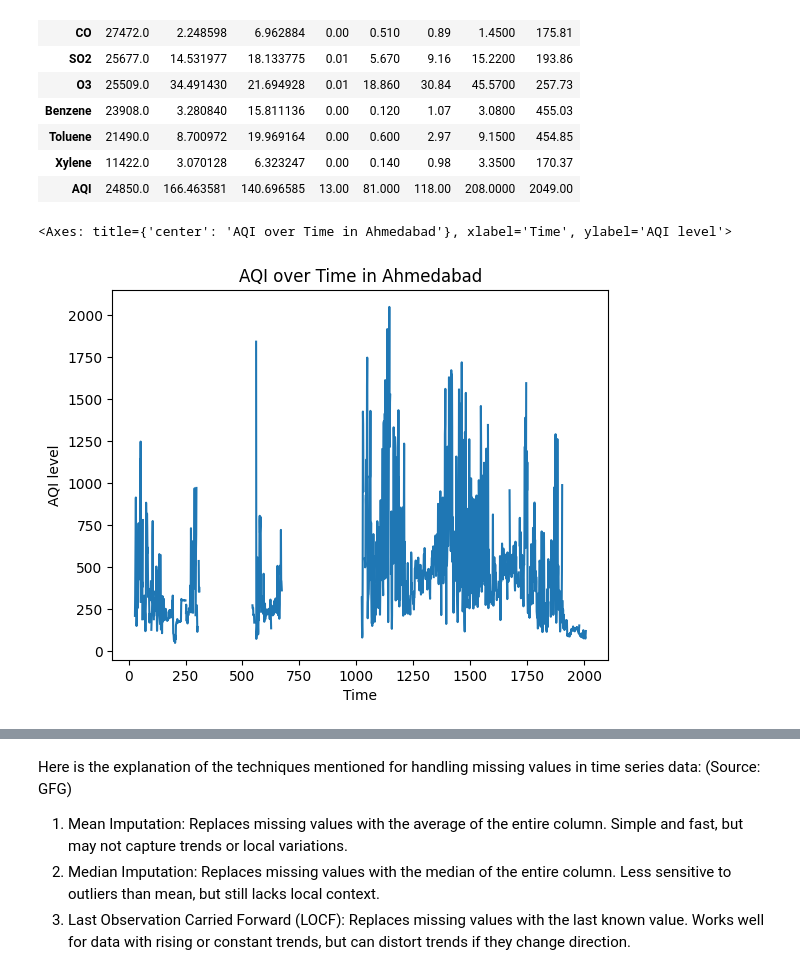
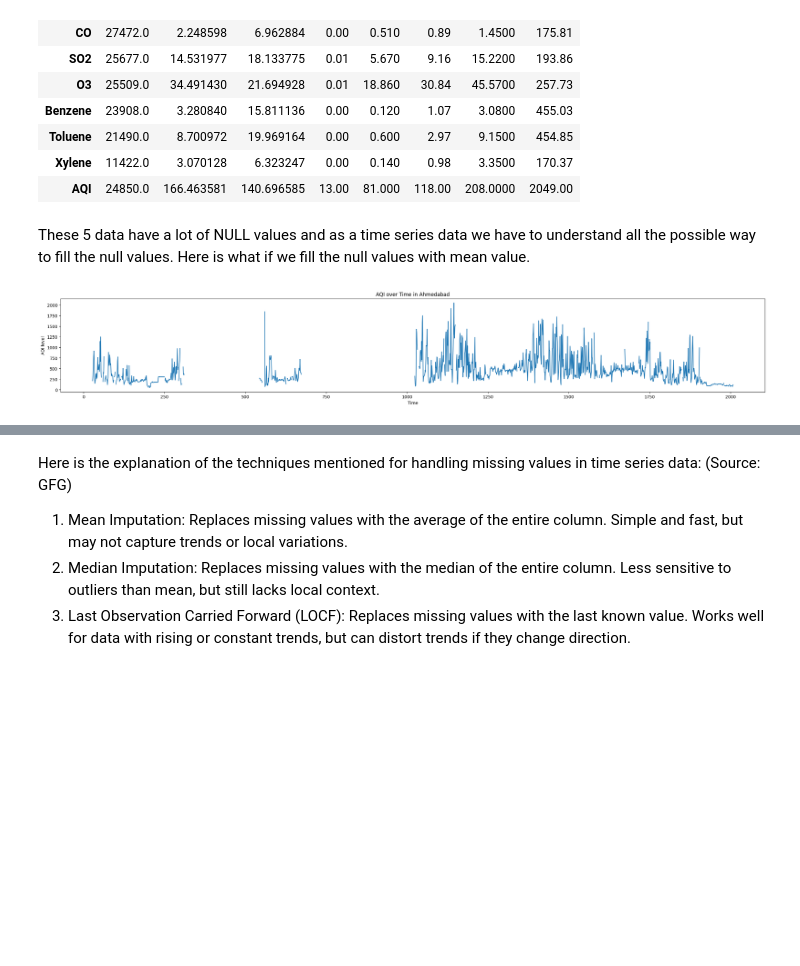
Before and after one commit to AnuraagaNath/ProjectAQI, a Jupyter notebook: anuraaga nath/preprocessing.ipynb, the cells around one changed output, grey strips where cells are left out. Cells and saved outputs as stored; diff of their text form; code cells hidden in the pictures; blank space fills up the shorter version.

Commit message:
Missing value analysis

```diff
--- a/anuraaga nath/preprocessing.ipynb
+++ b/anuraaga nath/preprocessing.ipynb
@@ -117,13 +118,15 @@ city_day.describe().T
 | Toluene | 21490.0 | 8.700972 | 19.969164 | 0.00 | 0.600 | 2.97 | 9.1500 | 454.85 |
 | Xylene | 11422.0 | 3.070128 | 6.323247 | 0.00 | 0.140 | 0.98 | 3.3500 | 170.37 |
 | AQI | 24850.0 | 166.463581 | 140.696585 | 13.00 | 81.000 | 118.00 | 208.0000 | 2049.00 |
+# %% [markdown]
+These 5 data have a lot of NULL values and as a time series data we have to understand all the possible way to fill the null values. Here is what if we fill the null values with mean value.
 # %%
 city_day['Date'] = pd.to_datetime(city_day['Date'], format='%Y-%M-%d')
 # %%
+plt.figure(figsize=(30,4))
 city_name = 'Ahmedabad'
 data = city_day[city_day['City']==city_name]
-data['AQI'].plot(kind='line', x=city_day['Date'], xlabel='Time', ylabel='AQI level', title=f'AQI over Time in {city_name}')
+data['AQI'].plot(kind='line', x=city_day['Date'], xlabel='Time', ylabel='AQI level', title=f'AQI over Time in {city_name}');
 # %% [output]
-<Axes: title={'center': 'AQI over Time in Ahmedabad'}, xlabel='Time', ylabel='AQI level'>
-[figure, old version]
+[figure, new version]
 # %%
```
Also changed, not shown: parts of 9 cells of this notebook, 1 other file.
